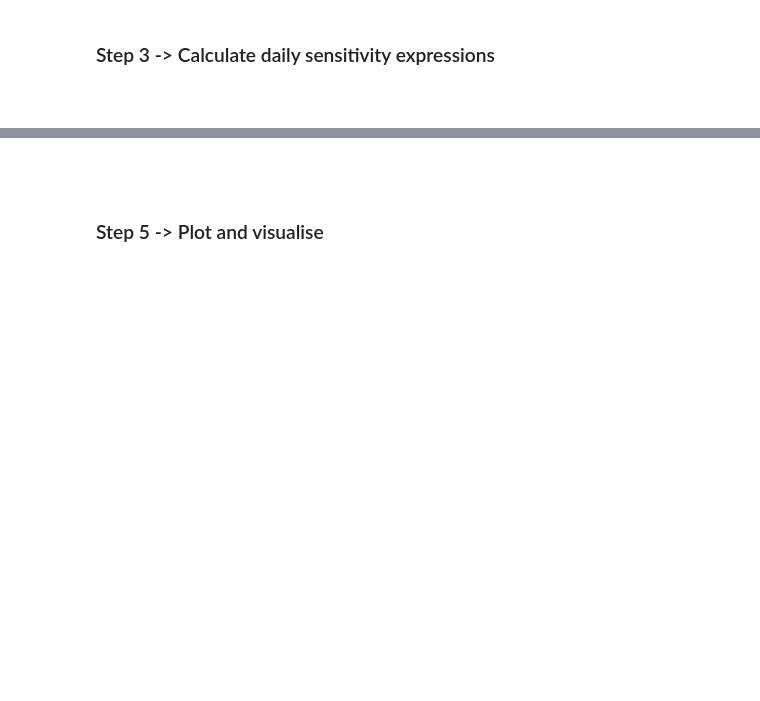
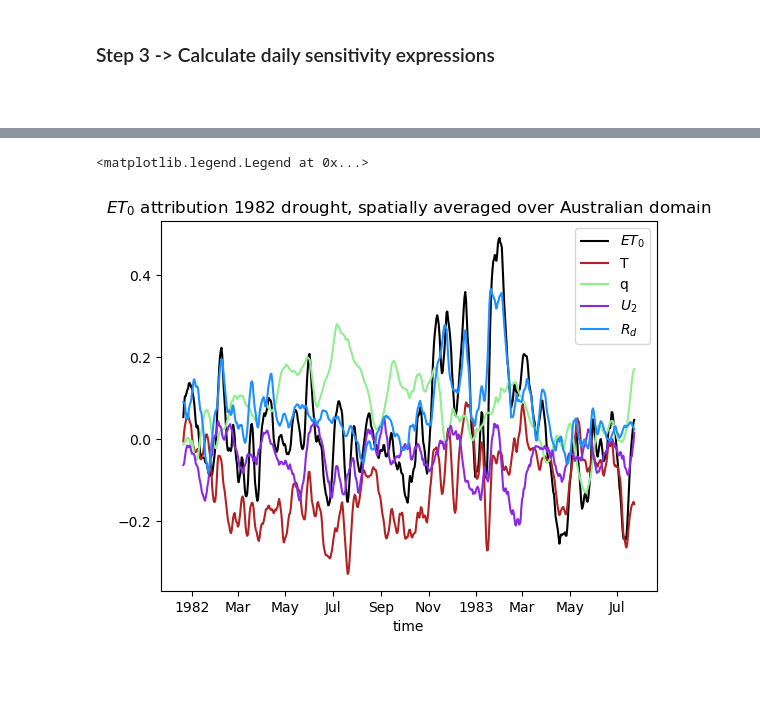
Before and after one commit to jb6465/flash-drought, a Jupyter notebook: attribution_python/zero_draft_pythonize_MERRA2.ipynb, the cells around one changed output, grey strips where cells are left out. Drawn from its saved outputs; the diff is of its cells as text; code cells hidden in the pictures; blank space fills up the shorter version.

```diff
--- a/attribution_python/zero_draft_pythonize_MERRA2.ipynb
+++ b/attribution_python/zero_draft_pythonize_MERRA2.ipynb
@@ -242,0 +233,5 @@ dAdq = (2.41719e-9 * delta * fcd * Patm * (QV2M - 1.)* sigma * (273.15 + T)**4.)
+# %%
+ATa = 0.408e-6 * (2.503e6 * np.exp(17.27 * T / (T + 237.3))/ (T + 237.3)**2.)
+ATb = (Rns - (sigma * fcd * (0.34 - 0.14 * (0.001 * (eact))**0.5)* (T + 273.15)**4.))
+dATadT = -(2.04245 * np.exp((17.27 * T) / (T + 237.3))* (T**2. * (T + 237.3)**2. - 2049.09 *(T + 237.3)**3 + 474.6 * T * (T + 237.3)**2. + 56311.3 * (T + 237.3)**2.))/ (T + 237.3)**7.
+dATbdT = 0.0177088 * fcd * (-76.7982 + (eact)**0.5) * sigma * (T + 273.15)**3.
@@ -243,3 +241,5 @@ dAdq = (2.41719e-9 * delta * fcd * Patm * (QV2M - 1.)* sigma * (273.15 + T)**4.)
+# %%
+dAdR = -0.0352512 * (albedo - 1.) * (delta) + (0.000210686 * (delta) * (-76.7982 + (eact)**0.5) * sigma * (273.15 + T)**4) / Rso.values
 # %%
 B = (0.000665 * 101300. * ((293. - 0.0065 * elev) / 293.)**5.26) * (Cn / (T + 273.15)) * U2M * ((610.8 * np.exp(17.27 * T / (T + 237.3)))- (Patm * (QV2M / (1. - QV2M)) / (0.622 + (QV2M / (1. -QV2M)))))
 dBdT = -1.*(67.3431 * Cn * (610.8 * np.exp((17.27 * T) / (237.3 + T)) - (Patm * QV2M) / ((1 - QV2M) * (0.622 + QV2M / (1 - QV2M)))) * U2M) / (273.15 + T)**2. + (41133.2 * Cn * np.exp((17.27 * T) / (237.3 + T)) * (-(17.27 * T) / (237.3 + T)**2. + 17.27 / (237.3 + T)) * U2M) / (273.15 + T)
@@ -261,4 +287,13 @@ sens_U  = ((C * dBdU) - (A + B) * dCdU) / C**2
+# %%
+ET0_7d_anom[720:1300].mean(dim=('lat','lon')).plot(color='black', label='$ET_{0}$')
+(T_7d_anom[720:1300]*sens_T[720:1300]).mean(dim=('lat','lon')).plot(color='firebrick', label='T')
+(Q_7d_anom[720:1300]*sens_q[720:1300]).mean(dim=('lat','lon')).plot(color='lightgreen', label='q')
+(U2M_7d_anom[720:1300]*sens_U[720:1300]).mean(dim=('lat','lon')).plot(color='blueviolet', label='$U_{2}$')
+(Rs_7d_anom[720:1300]*sens_R[720:1300]).mean(dim=('lat','lon')).plot(color='dodgerblue', label='$R_{d}$')
+plt.title('$ET_{0}$ attribution 1982 drought, spatially averaged over Australian domain')
+plt.legend()
+# %% [output]
+<matplotlib.legend.Legend at 0x...>
+[figure, added]
 # %% [markdown]
 <br>
-# %% [markdown]
-### Step 5 -> Plot and visualise
```
Also changed, not shown: parts of 19 cells of this notebook.
